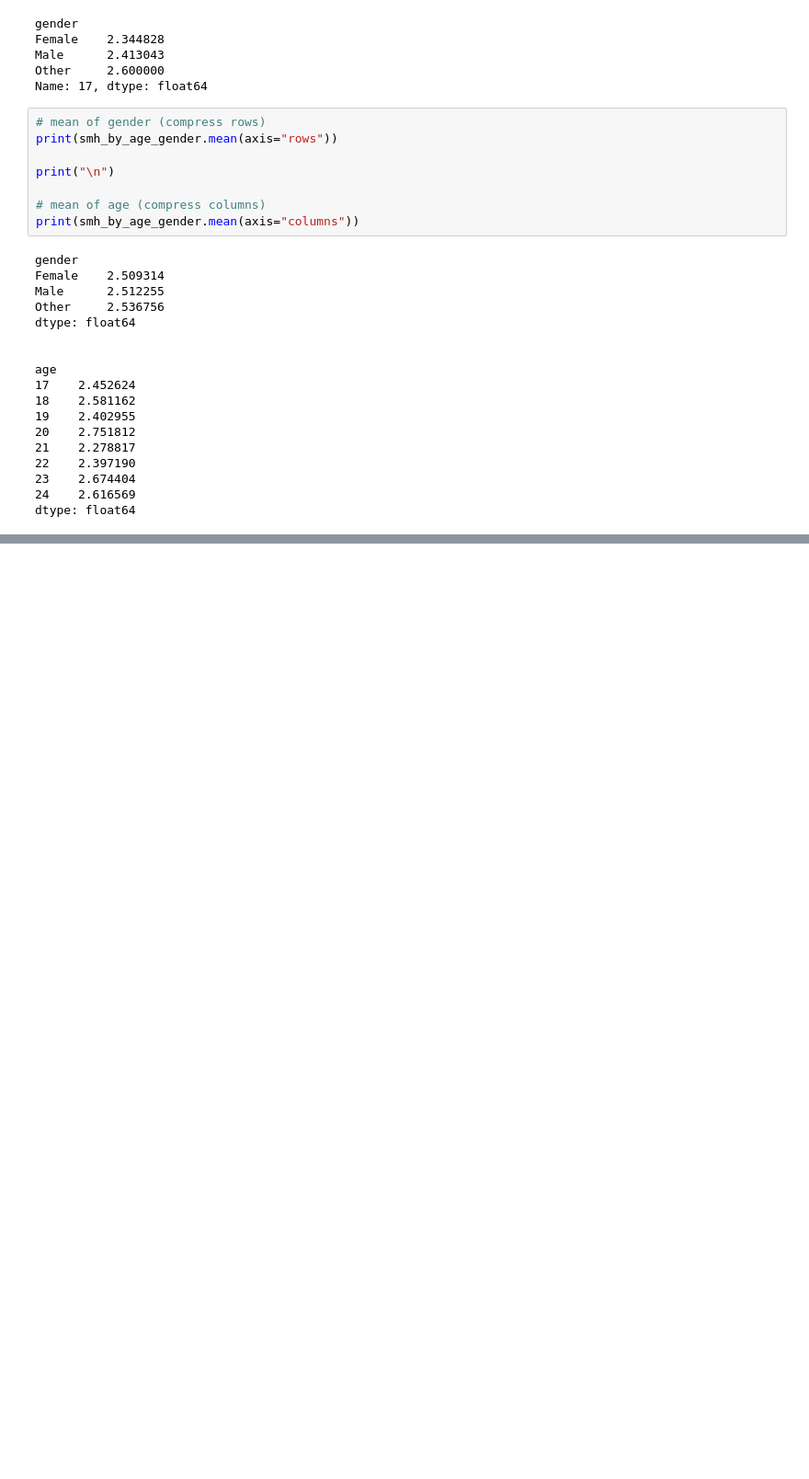
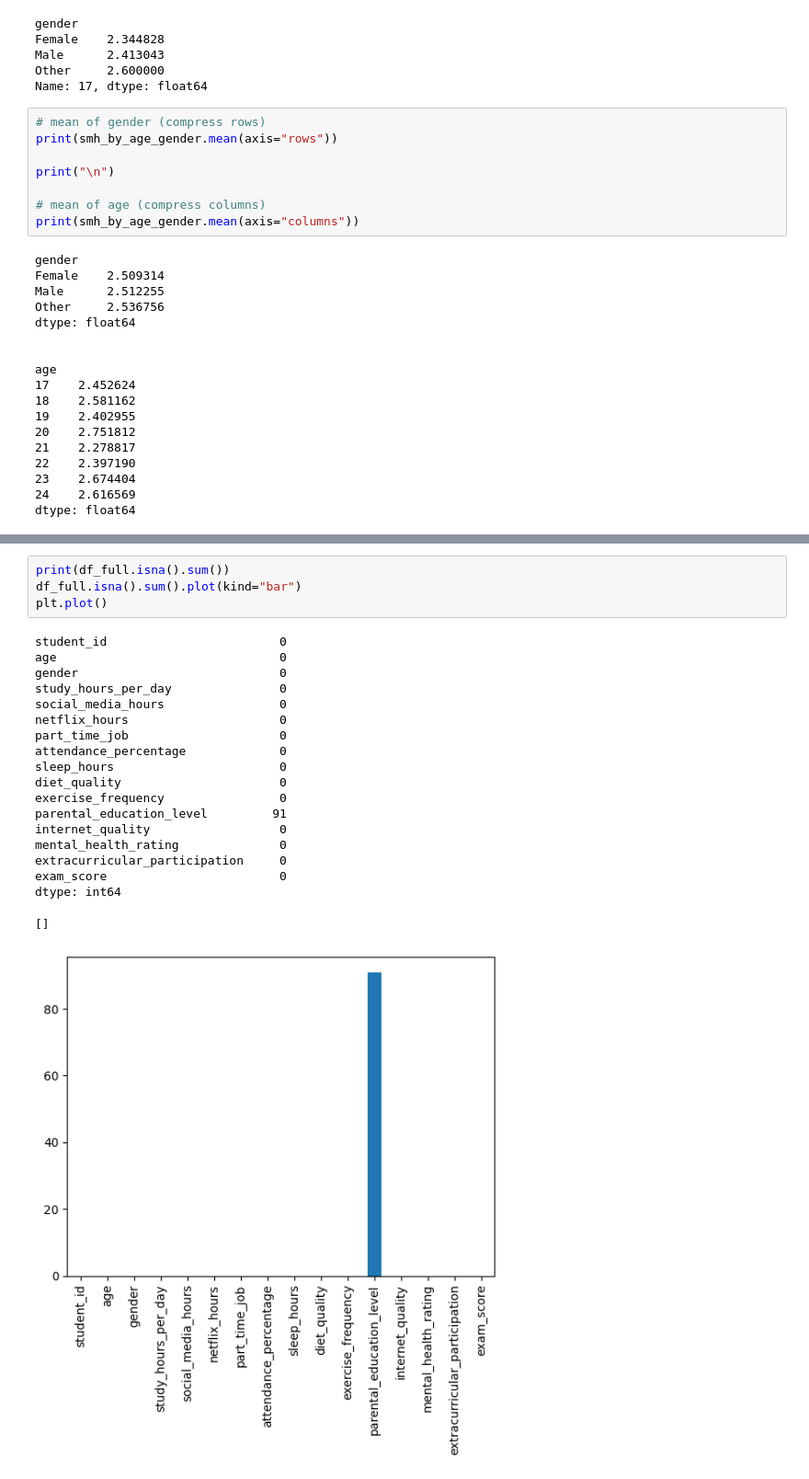
Before and after one commit to anakin-1181/DS_Pandas, a Jupyter notebook: pandas.ipynb, the cells around one changed output, grey strips where cells are left out. Shown at 92% size. Cells and saved outputs as stored; diff of their text form; blank space fills up the shorter version.

```diff
--- a/pandas.ipynb
+++ b/pandas.ipynb
@@ -325,0 +400,24 @@ dtype: float64
+# %%
+print(df_full.isna().sum())
+df_full.isna().sum().plot(kind="bar")
+plt.plot()
+# %% [output]
+student_id                        0
+age                               0
+gender                            0
+study_hours_per_day               0
+social_media_hours                0
+netflix_hours                     0
+part_time_job                     0
+attendance_percentage             0
+sleep_hours                       0
+diet_quality                      0
+exercise_frequency                0
+parental_education_level         91
+internet_quality                  0
+mental_health_rating              0
+extracurricular_participation     0
+exam_score                        0
+dtype: int64
+[]
+[figure, added]
```
Also changed, not shown: parts of 9 cells of this notebook.
